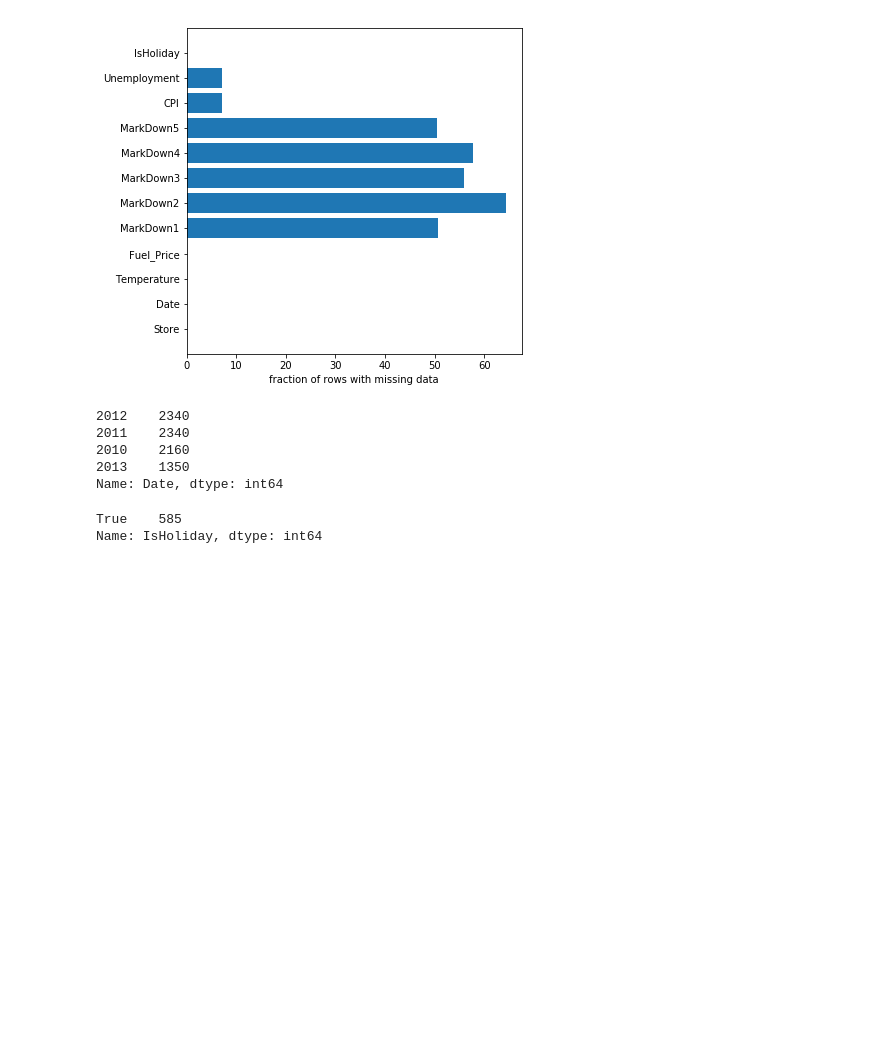
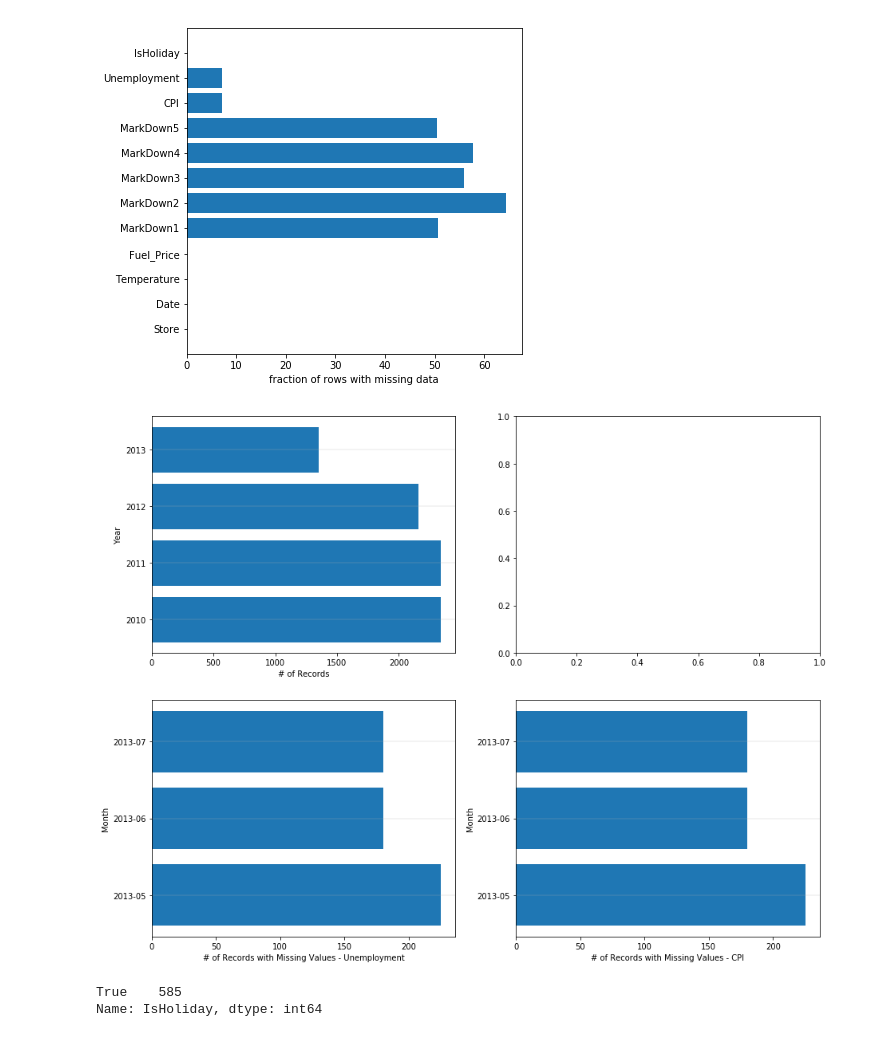
Before and after one commit to nitinx/ml-store-sales-forecast, a Jupyter notebook: WalmartStoreSales.ipynb, the cells around one changed output. Saved outputs shown, nothing was run; the diff lists cells and outputs as text; code cells hidden in the pictures; blank space fills up the shorter version.

```diff
--- a/WalmartStoreSales.ipynb
+++ b/WalmartStoreSales.ipynb
@@ -198,14 +449,36 @@ plt.barh(np.arange(len(features_missing)), features_missing)
 # %% [output]
 <BarContainer object of 12 artists>
 [figure]
-# %%
-features['Date'].str.slice(start=0, stop=4).value_counts()
-# %% [output]
-2012    2340
-2011    2340
-2010    2160
-2013    1350
-Name: Date, dtype: int64
+# %%
+fig, ax = plt.subplots(2, 2, figsize = (15,12))
+
+# Plot 1: Year Vs # of Records
+ax[0,0].barh(features['Date'].str.slice(start=0, stop=4).unique(),
+          features['Date'].str.slice(start=0, stop=4).value_counts())
+ax[0,0].set_xlabel('# of Records')
+ax[0,0].set_ylabel('Year')
+ax[0,0].yaxis.grid(True, linewidth=0.3)
+
+# Plot 2: Month Vs # of Records with Missing Values - Unemployment
+ax[1,0].barh(features['Date'].str.slice(start=0, stop=7)[features['Unemployment'].isna()].unique(),
+          features['Date'].str.slice(start=0, stop=7)[features['Unemployment'].isna()].value_counts())
+ax[1,0].set_xlabel('# of Records with Missing Values - Unemployment')
+ax[1,0].set_ylabel('Month')
+ax[1,0].yaxis.grid(True, linewidth=0.3)
+
+# Plot 3: Month Vs # of Records with Missing Values - CPI
+ax[1,1].barh(features['Date'].str.slice(start=0, stop=7)[features['CPI'].isna()].unique(),
+          features['Date'].str.slice(start=0, stop=7)[features['CPI'].isna()].value_counts())
+ax[1,1].set_xlabel('# of Records with Missing Values - CPI')
+ax[1,1].set_ylabel('Month')
+ax[1,1].yaxis.grid(True, linewidth=0.3)
+
+#plt.figure(figsize=(6,6))
+#plt.yticks(np.arange(len(features_missing)),features_missing.index,rotation='horizontal')
+#plt.xlabel('fraction of rows with missing data')
+#plt.barh(np.arange(len(features_missing)), features_missing)
+# %% [output]
+[figure, added]
 # %%
 holidays = ['2010-02-12', '2011-02-11', '2012-02-10', '2013-02-08', #Super Bowl
            '2010-09-10', '2011-09-09', '2012-09-07', '2013-02-06',  #Labor Day
```
Also changed, not shown: parts of 133 cells of this notebook.
